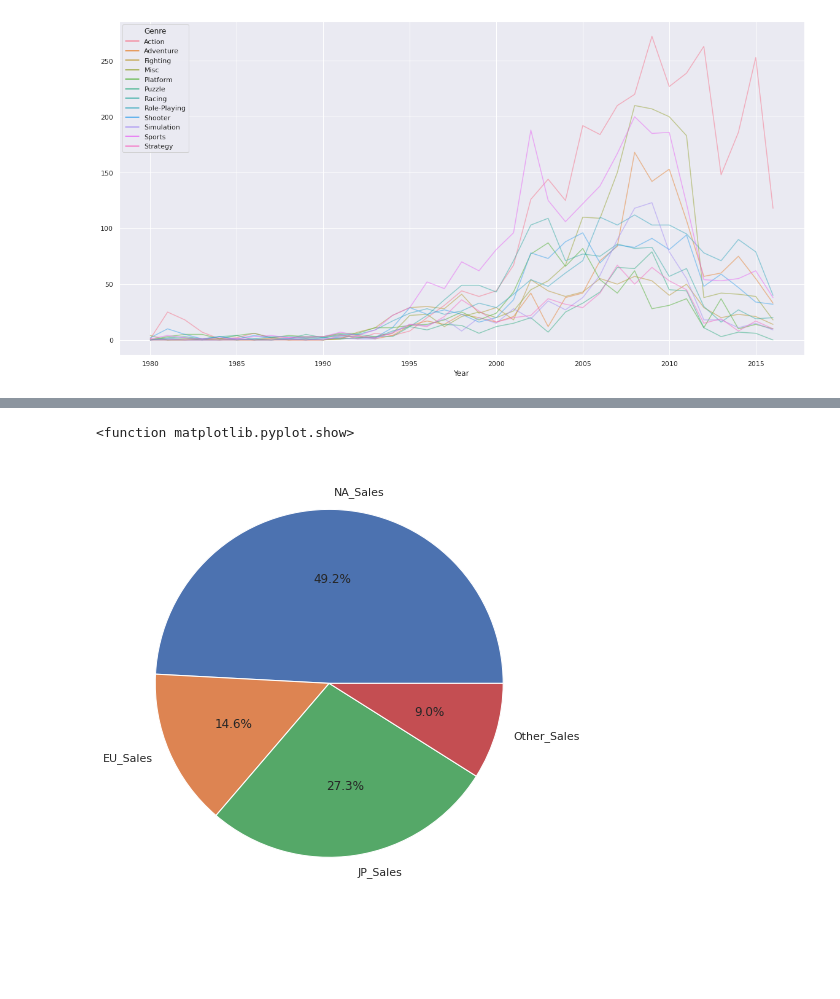
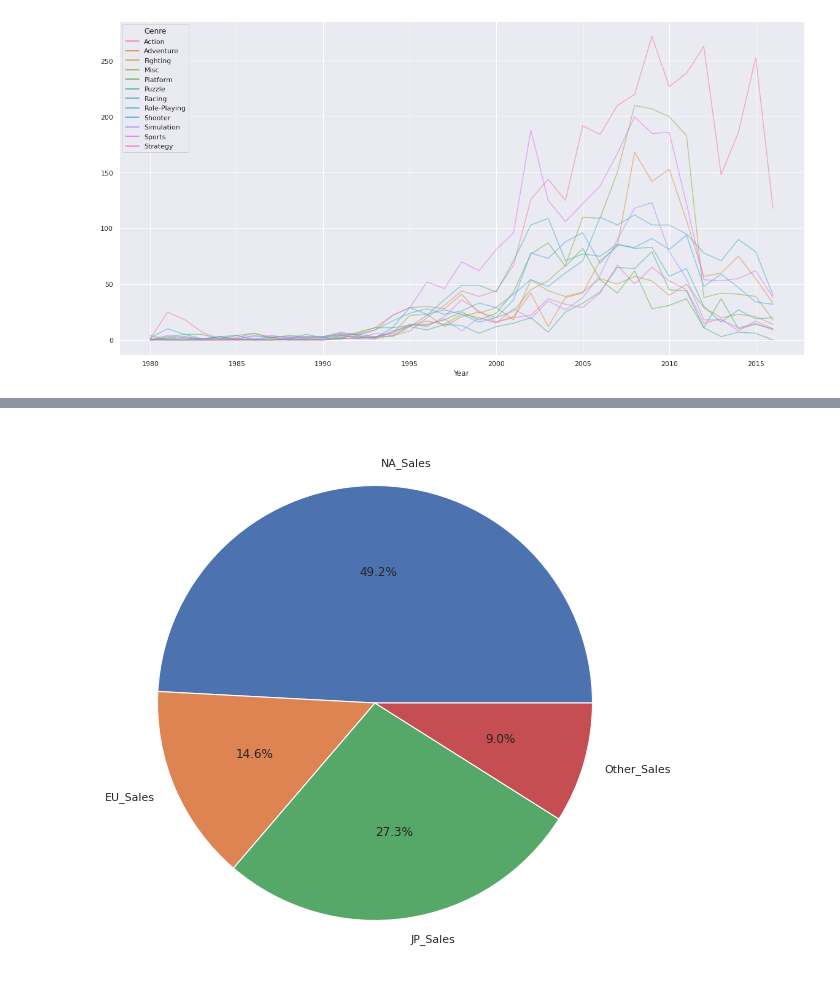
Before and after one commit to hsaurs/Projects, a Jupyter notebook: AI_06_유형석_Project1.ipynb, the cells around one changed output, grey strips where cells are left out. Saved outputs shown, nothing was run; the diff lists cells and outputs as text; code cells hidden in the pictures; blank space fills up the shorter version.

```diff
--- a/AI_06_유형석_Project1.ipynb
+++ b/AI_06_유형석_Project1.ipynb
@@ -236,10 +232,9 @@ plt.show()
 # %%
 ratio = [df['NA_Sales'].sum(),df['JP_Sales'].sum(),df['EU_Sales'].sum(),df['Other_Sales'].sum()]
 labels = df.columns[5:9]
 plt.pie(ratio,labels=labels,autopct='%.1f%%');
-plt.show
+plt.show()
 #지역 별 매출 파이그래프
 # %% [output]
-<function matplotlib.pyplot.show>
-[figure, old version]
+[figure, new version]
 # %%
```
Also changed, not shown: parts of 25 cells of this notebook.
